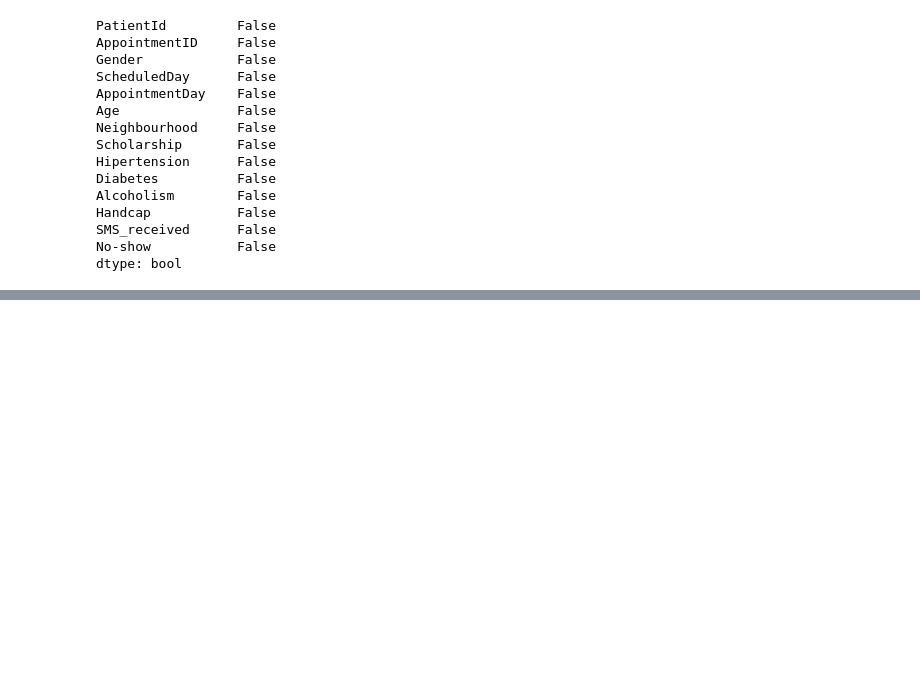
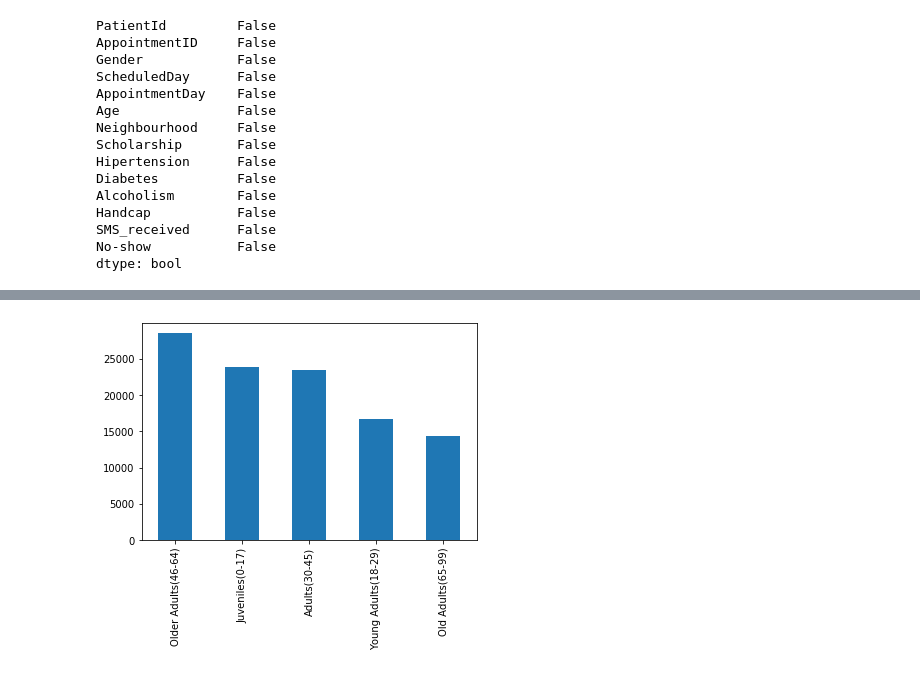
Before and after one commit to ArgySL/Investigating-Appointment-Attendance---Healthcare, a Jupyter notebook: investigate-a-dataset.ipynb, the cells around one changed output, grey strips where cells are left out. Saved outputs shown, nothing was run; the diff lists cells and outputs as text; code cells hidden in the pictures; blank space fills up the shorter version.

```diff
--- a/investigate-a-dataset.ipynb
+++ b/investigate-a-dataset.ipynb
@@ -290,0 +322,14 @@ A very important factor that imposes a limitation to the research is the lack of
+# %%
+#First things first, we have to split our data in five(5) bins, then create a copy of the clean dataset to perform analysis
+bin_edges = [0,17,29,45,64,99]
+bin_names = ['Juveniles(0-17)','Young Adults(18-29)','Adults(30-45)','Older Adults(46-64)','Old Adults(65-99)']
+cleandf1 = cleandf.copy()
+cleandf1['age'] = cleandf1['age'].astype(int)
+# %%
+#Then we cut the 'age' column into the specified
+cleandf1['age_category'] = pd.cut(cleandf1['age'], bin_edges, labels=bin_names)
+# %%
+#From the bar graph below, it can be derived that the group 'Older Adults(65-99) is the most representative one.
+cleandf1['age_category'].value_counts().plot(kind='bar');
+# %% [output]
+[figure, added]
```
Also changed, not shown: parts of 63 cells of this notebook.
